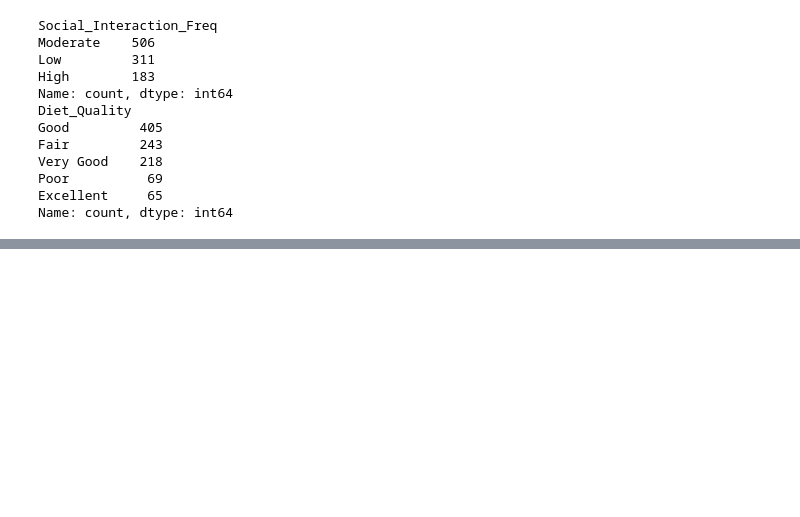
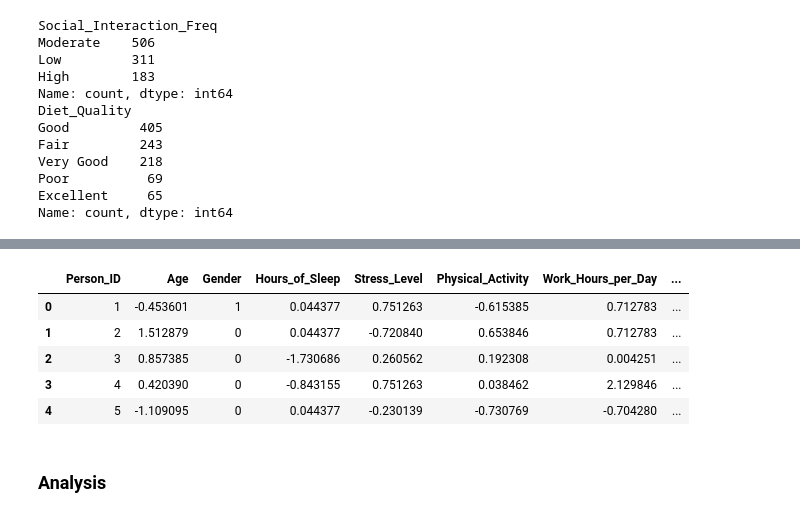
Before and after one commit to theppel/K-means, a Jupyter notebook: working.ipynb, the cells around one changed output, grey strips where cells are left out. Cells and saved outputs as stored; diff of their text form; code cells hidden in the pictures; blank space fills up the shorter version.

```diff
--- a/working.ipynb
+++ b/working.ipynb
@@ -183,0 +204,31 @@ mh["Diet_Quality"] = mh["Diet_Quality"].map(DQ_map)
+# %%
+# Physical activity and wellbeing score are skewed - Robust Scaler
+# Everything else looks normally distributed - Standard Scaler
+robust_cols = ["Physical_Activity", "Overall_Wellbeing_Score"]
+standard_cols = [col for col in continuous_cols if col not in robust_cols]
+
+standard_scaler = StandardScaler()
+standard_scaler.fit(mh[standard_cols])
+standard_transformed = standard_scaler.transform(mh[standard_cols])
+
+for i, col in enumerate(standard_cols):
+    mh[col] = standard_transformed[:, i]
+
+robust_scaler = RobustScaler()
+robust_scaler.fit(mh[robust_cols])
+robust_transformed = robust_scaler.transform(mh[robust_cols])
+
+for i, col in enumerate(robust_cols):
+    mh[col] = robust_transformed[:, i]
+# %%
+# checking it worked
+mh.head()
+# %% [output]
+|  | Person_ID | Age | Gender | Hours_of_Sleep | Stress_Level | Physical_Activity | Work_Hours_per_Day | ... |
+| 0 | 1 | -0.453601 | 1 | 0.044377 | 0.751263 | -0.615385 | 0.712783 | ... |
+| 1 | 2 | 1.512879 | 0 | 0.044377 | -0.720840 | 0.653846 | 0.712783 | ... |
+| 2 | 3 | 0.857385 | 0 | -1.730686 | 0.260562 | 0.192308 | 0.004251 | ... |
+| 3 | 4 | 0.420390 | 0 | -0.843155 | 0.751263 | 0.038462 | 2.129846 | ... |
+| 4 | 5 | -1.109095 | 0 | 0.044377 | -0.230139 | -0.730769 | -0.704280 | ... |
+# %% [markdown]
+### **Analysis**
```
Also changed, not shown: parts of 3 cells of this notebook.
